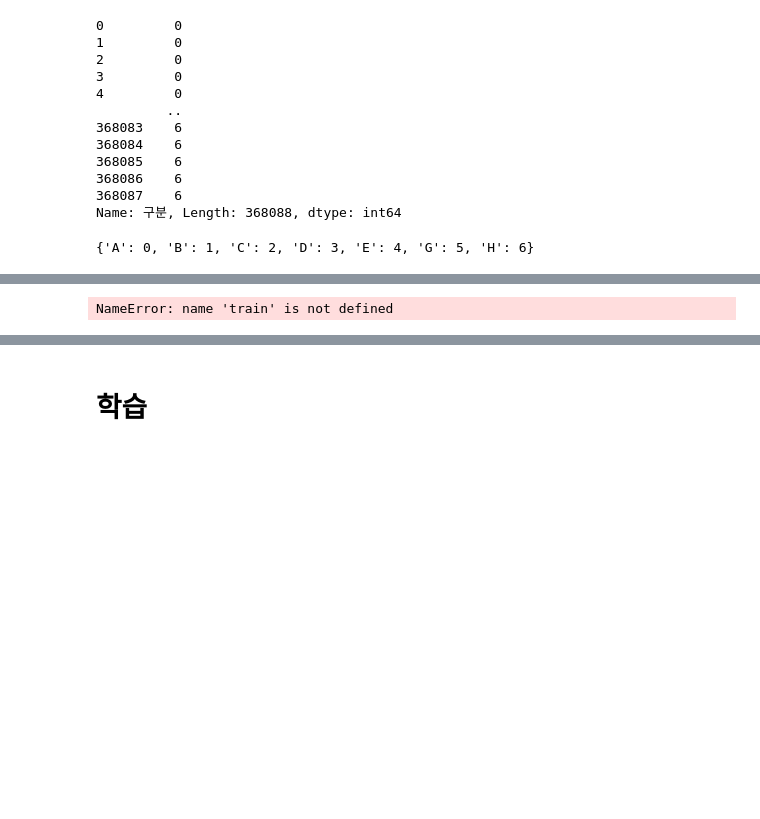
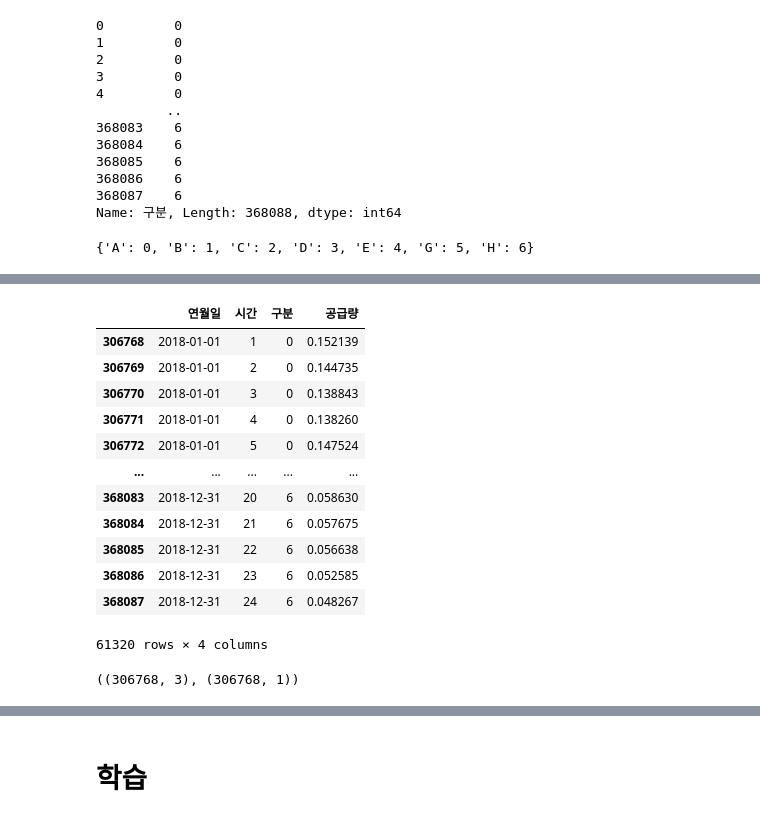
Before and after one commit to JeromeCheon/gcs_AIproject, a Jupyter notebook: assignments/kaggle/inclass_2/lstm_try1.ipynb, the cells around one changed output, grey strips where cells are left out. Cells and saved outputs as stored; diff of their text form; code cells hidden in the pictures; blank space fills up the shorter version.

```diff
--- a/assignments/kaggle/inclass_2/lstm_try1.ipynb
+++ b/assignments/kaggle/inclass_2/lstm_try1.ipynb
@@ -134,5 +187,7 @@ print(total)
 train_years = [2013,2014,2015,2016,2017]
 val_years = [2018]
 # %%
-train = total[total['year'].isin(train_years)]
-val = total[total['year'].isin(val_years)]
+# train = total[total['year'].isin(train_years)]
+# val = total[total['year'].isin(val_years)]
+train = total[total['연월일'].dt.year.isin(train_years)]
+val = total[total['연월일'].dt.year.isin(val_years)]
@@ -139,9 +203,28 @@ val = total[total['year'].isin(val_years)]
+# %%
+val
+# %% [output]
+|  | 연월일 | 시간 | 구분 | 공급량 |
+| 306768 | 2018-01-01 | 1 | 0 | 0.152139 |
+| 306769 | 2018-01-01 | 2 | 0 | 0.144735 |
+| 306770 | 2018-01-01 | 3 | 0 | 0.138843 |
+| 306771 | 2018-01-01 | 4 | 0 | 0.138260 |
+| 306772 | 2018-01-01 | 5 | 0 | 0.147524 |
+| ... | ... | ... | ... | ... |
+| 368083 | 2018-12-31 | 20 | 6 | 0.058630 |
+| 368084 | 2018-12-31 | 21 | 6 | 0.057675 |
+| 368085 | 2018-12-31 | 22 | 6 | 0.056638 |
+| 368086 | 2018-12-31 | 23 | 6 | 0.052585 |
+| 368087 | 2018-12-31 | 24 | 6 | 0.048267 |
+61320 rows × 4 columns
 # %%
-features = ['구분', 'month', 'day', 'weekday', '시간']
+# features = ['구분', 'month', 'day', 'weekday', '시간']
+features = ['구분', '연월일', '시간']
 train_x = train[features]
-train_y = train['공급량']
+train_y = train[['공급량']]
 
 val_x = val[features]
-val_y = val['공급량']
+val_y = val[['공급량']]
-# %% [output]
-NameError: name 'train' is not defined
+# %%
+train_x.shape, train_y.shape
+# %% [output]
+((306768, 3), (306768, 1))
```
Also changed, not shown: parts of 16 cells of this notebook, 3 other files.
